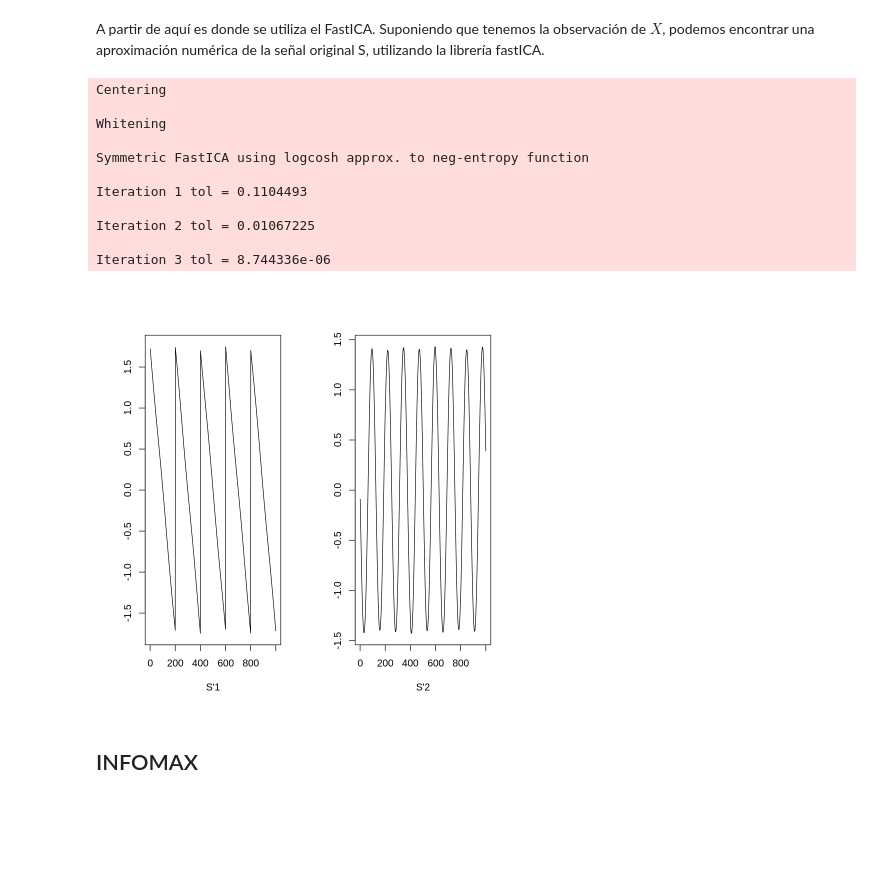
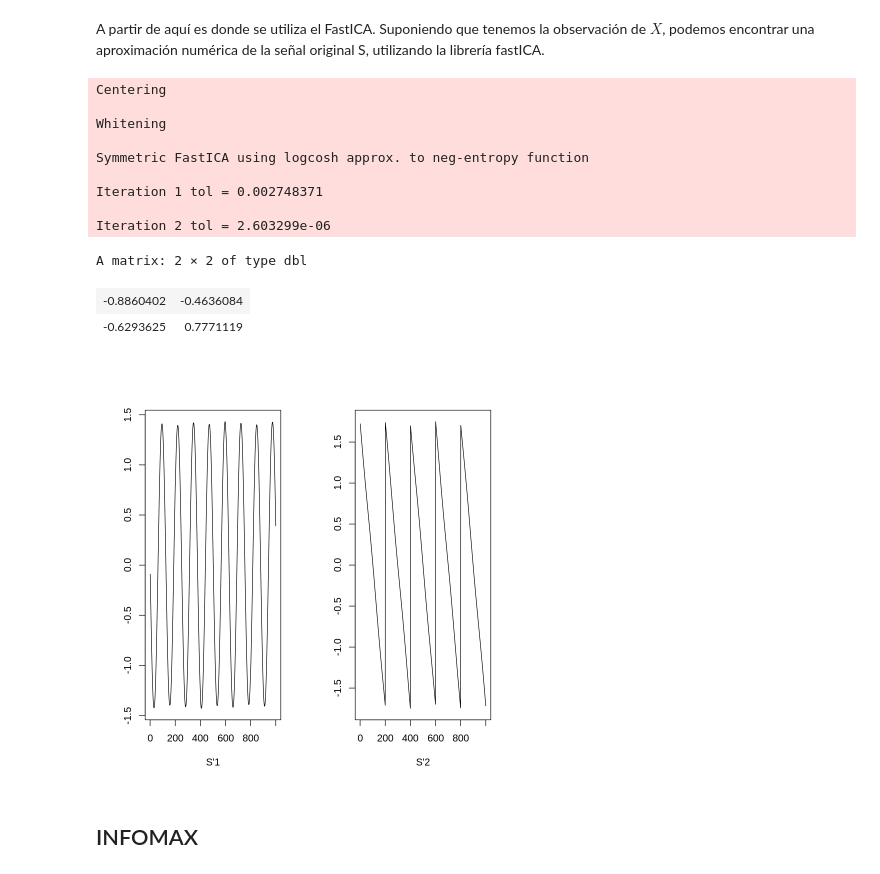
Before and after one commit to BaruchMM/Analisis-de-articulos, a Jupyter notebook: algunos_algoritmos_para_ICA.ipynb, the cells around one changed output. Drawn from its saved outputs; the diff is of its cells as text; code cells hidden in the pictures; blank space fills up the shorter version.

```diff
--- a/algunos_algoritmos_para_ICA.ipynb
+++ b/algunos_algoritmos_para_ICA.ipynb
@@ -38,6 +38,7 @@ A partir de aquí es donde se utiliza el FastICA. Suponiendo que tenemos la obse
 # %%
 a <- fastICA(X, 2, alg.typ = "parallel", method = "R", row.norm = FALSE,
               maxit = 200, tol = 0.0001, verbose = TRUE)
+cor(X,a$S)
 # %% [output]
 Centering
 
@@ -45,17 +46,18 @@ Whitening
 
 Symmetric FastICA using logcosh approx. to neg-entropy function
 
-Iteration 1 tol = 0.1104493
+Iteration 1 tol = 0.002748371
 
-Iteration 2 tol = 0.01067225
-
-Iteration 3 tol = 8.744336e-06
+Iteration 2 tol = 2.603299e-06
+A matrix: 2 × 2 of type dbl
+| -0.8860402 | -0.4636084 |
+| -0.6293625 | 0.7771119 |
 # %%
 par(mfcol = c(1, 2))
-plot(1:1000, a$S[,1], type = "l", xlab = "S'1", ylab = "")
-plot(1:1000, a$S[,2], type = "l", xlab = "S'2", ylab = "")
+plot(1:1000, a$S[,2], type = "l", xlab = "S'1", ylab = "")
+plot(1:1000, a$S[,1], type = "l", xlab = "S'2", ylab = "")
 # %% [output]
-[figure, old version]
+[figure, new version]
 # %% [markdown]
 ## INFOMAX
 # %%
```
Also changed, not shown: parts of 4 cells of this notebook.
